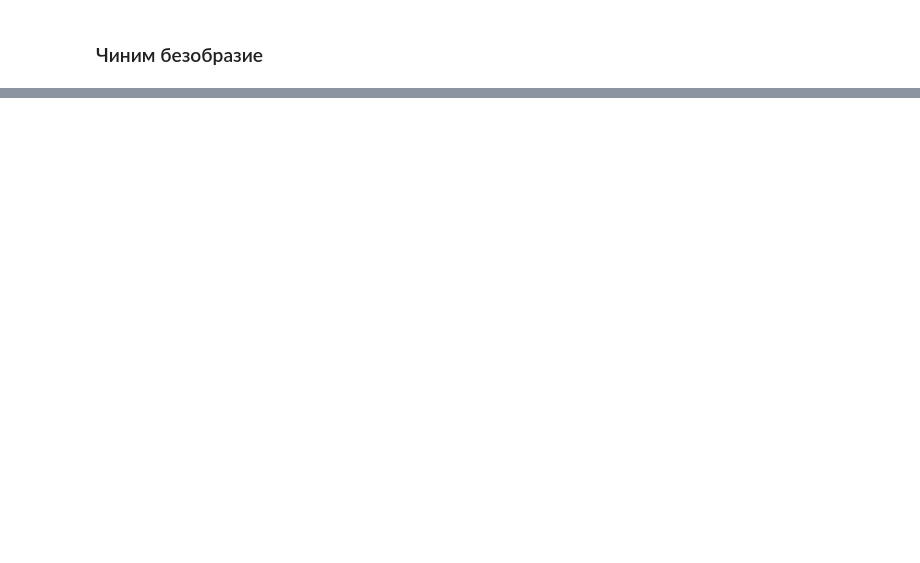
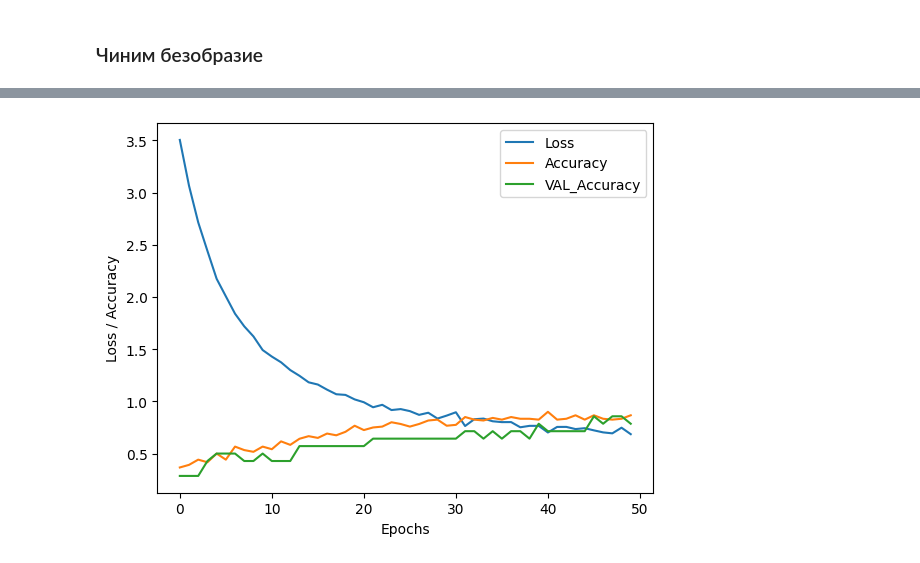
Before and after one commit to YLysov0017/PETUXON, a Jupyter notebook: ML_2026_1.ipynb, the cells around one changed output, grey strips where cells are left out. Saved outputs shown, nothing was run; the diff lists cells and outputs as text; code cells hidden in the pictures; blank space fills up the shorter version.

```diff
--- a/ML_2026_1.ipynb
+++ b/ML_2026_1.ipynb
@@ -268,14 +268,16 @@ plt.show()
 from tensorflow.keras.layers import Dropout
 nnOverHealed = Sequential( [
     Input( shape = ( xNorm.shape[1],) ),
-    Dense( units = 256, activation = "relu" ),
+    Dense( units = 256, activation = "relu", kernel_regularizer=tf.keras.regularizers.l2(0.01) ),
     Dropout(0.5),
-    Dense( units = 128, activation = "relu", kernel_regularizer=tf.keras.regularizers.l2(0.001) ),
+    Dense( units = 128, activation = "relu", kernel_regularizer=tf.keras.regularizers.l2(0.01) ),
     Dropout(0.5),
-    Dense( units = 64, activation = "relu" ),
+    Dense( units = 64, activation = "relu", kernel_regularizer=tf.keras.regularizers.l2(0.01) ),
     Dropout(0.5),
     Dense( units = yEnc.shape[1], activation = "softmax" )
-] ) # Отключаем случайную половину нейронов
+] ) # Отключаем случайную половину нейронов и добавляем регуляризацию L2
 
 nnOverHealed.compile( loss = "categorical_crossentropy",
             optimizer = "adam", metrics = ["categorical_accuracy"] )
+# %%
+hist = nnOverHealed.fit( xTrain, yTrain, epochs = 50, batch_size = 10, validation_split = 0.1 ) # Уменьшаем эпохи
@@ -281,0 +302,11 @@ nnOverHealed.compile( loss = "categorical_crossentropy",
+# %%
+plt.plot( hist.history["loss"], label = "Loss" )
+plt.plot( hist.history["categorical_accuracy"], label = "Accuracy" )
+
+plt.plot( hist.history["val_categorical_accuracy"], label = "VAL_Accuracy" )
+plt.xlabel("Epochs")
+plt.ylabel("Loss / Accuracy")
+plt.legend()
+plt.show()
+# %% [output]
+[figure, added]
```
Also changed, not shown: parts of 8 cells of this notebook.
